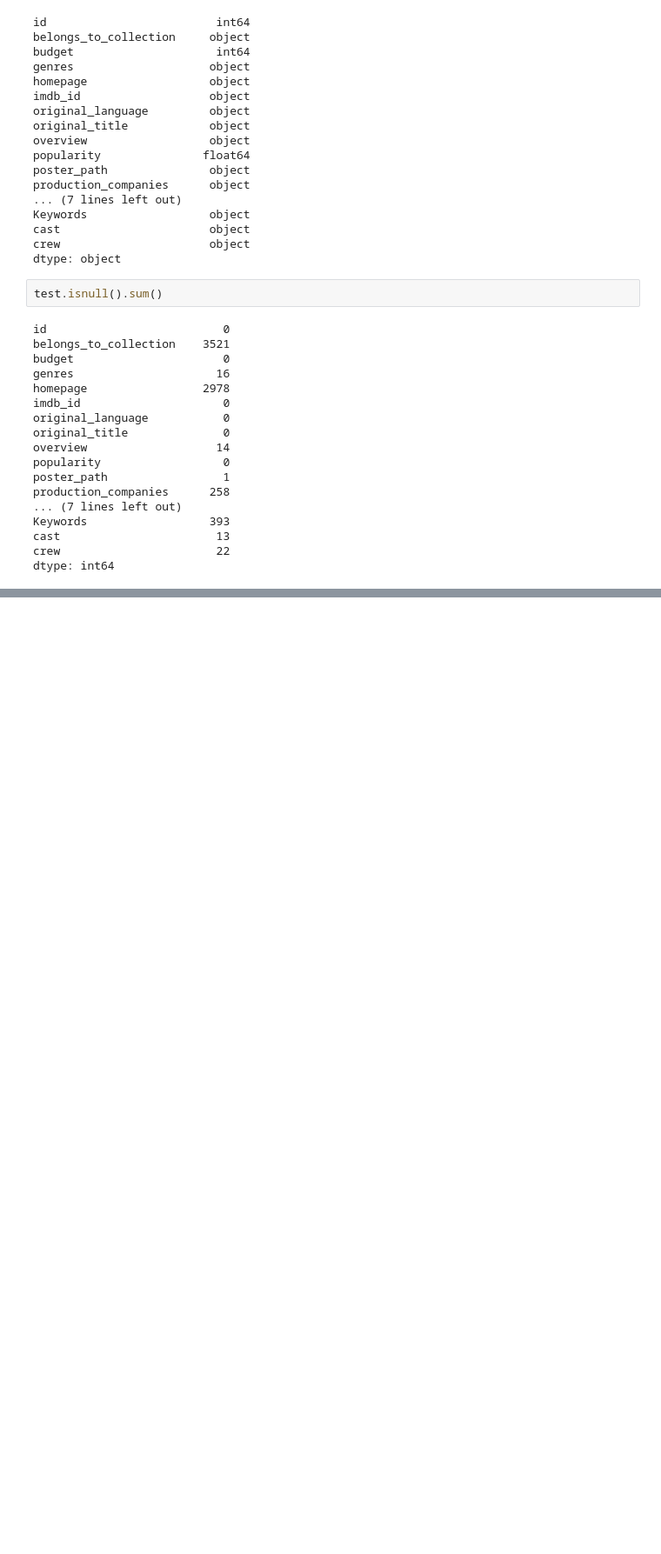
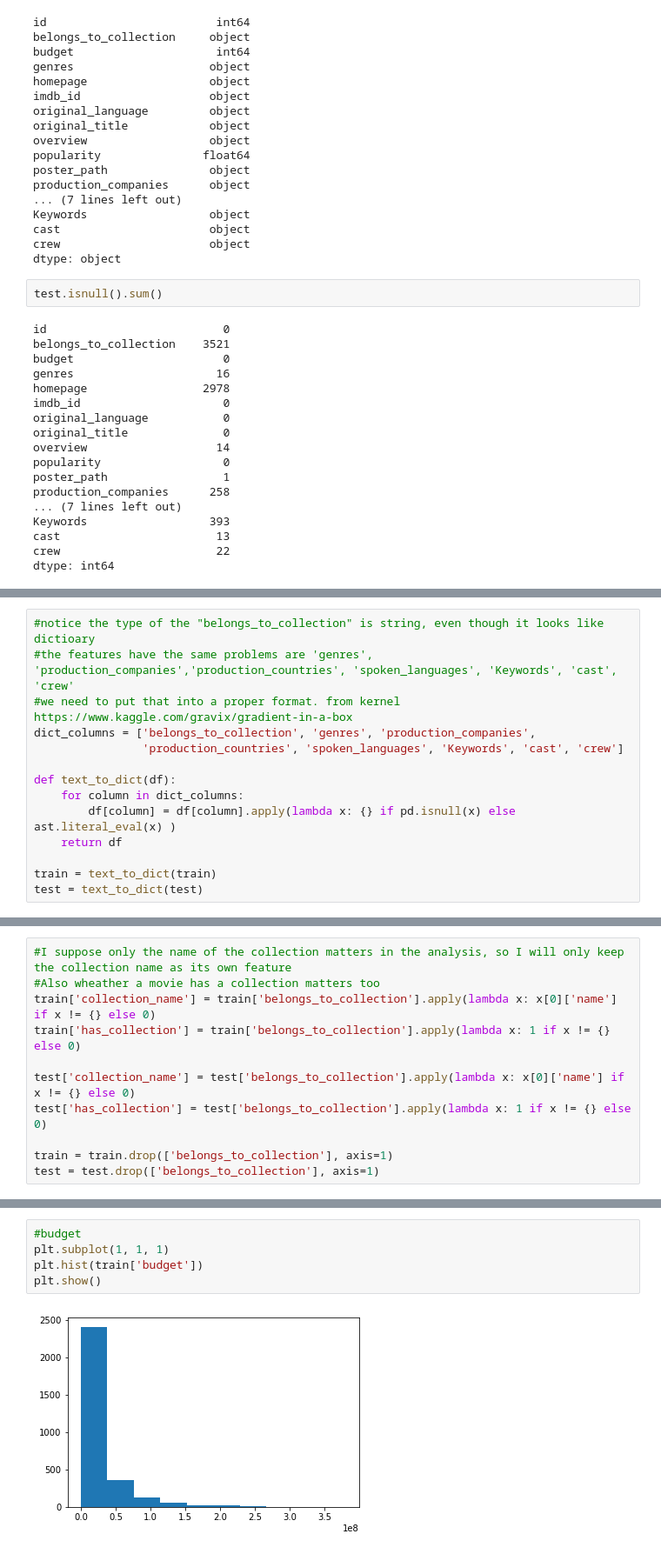
Before and after one commit to qiaozhi9092/tmdb_box_office_prediction, a Jupyter notebook: tmdb.ipynb, the cells around one changed output, grey strips where cells are left out. Shown at 87% size. Saved outputs shown, nothing was run; the diff lists cells and outputs as text; blank space fills up the shorter version.

Commit message:
changed all dict into correct type, EDA for budget

```diff
--- a/tmdb.ipynb
+++ b/tmdb.ipynb
@@ -147,0 +159,14 @@ dtype: int64
+# %%
+#notice the type of the "belongs_to_collection" is string, even though it looks like dictioary
+#the features have the same problems are 'genres', 'production_companies','production_countries', 'spoken_languages', 'Keywords', 'cast', 'crew'
+#we need to put that into a proper format. from kernel https://www.kaggle.com/gravix/gradient-in-a-box
+dict_columns = ['belongs_to_collection', 'genres', 'production_companies',
+                'production_countries', 'spoken_languages', 'Keywords', 'cast', 'crew']
+
+def text_to_dict(df):
+    for column in dict_columns:
+        df[column] = df[column].apply(lambda x: {} if pd.isnull(x) else ast.literal_eval(x) )
+    return df
+
+train = text_to_dict(train)
+test = text_to_dict(test)
@@ -147,0 +195,11 @@ dtype: int64
+# %%
+#I suppose only the name of the collection matters in the analysis, so I will only keep the collection name as its own feature
+#Also wheather a movie has a collection matters too
+train['collection_name'] = train['belongs_to_collection'].apply(lambda x: x[0]['name'] if x != {} else 0)
+train['has_collection'] = train['belongs_to_collection'].apply(lambda x: 1 if x != {} else 0)
+
+test['collection_name'] = test['belongs_to_collection'].apply(lambda x: x[0]['name'] if x != {} else 0)
+test['has_collection'] = test['belongs_to_collection'].apply(lambda x: 1 if x != {} else 0)
+
+train = train.drop(['belongs_to_collection'], axis=1)
+test = test.drop(['belongs_to_collection'], axis=1)
@@ -147,0 +226,7 @@ dtype: int64
+# %%
+#budget
+plt.subplot(1, 1, 1)
+plt.hist(train['budget'])
+plt.show()
+# %% [output]
+[figure, added]
```
Also changed, not shown: parts of 16 cells of this notebook.
